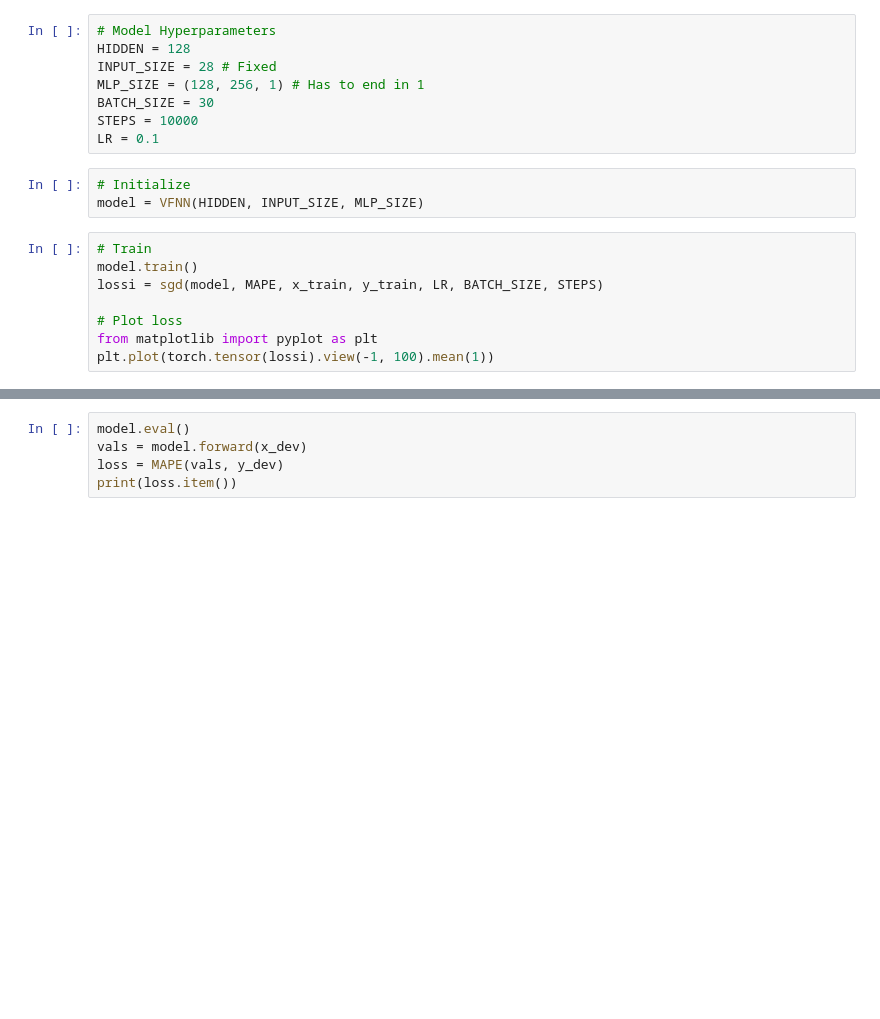
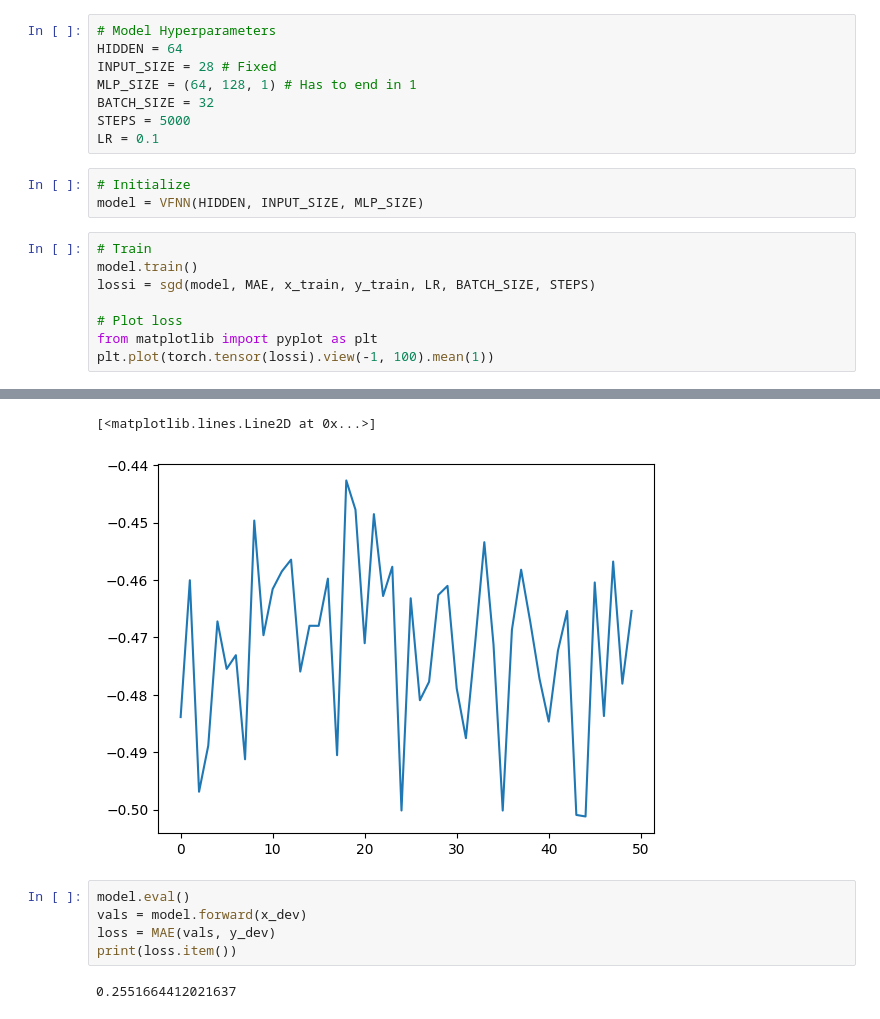
Before and after one commit to aaron-avram/VFNN, a Jupyter notebook: notebooks/LSTM.ipynb, the cells around one changed output, grey strips where cells are left out. Cells and saved outputs as stored; diff of their text form; blank space fills up the shorter version.

```diff
--- a/notebooks/LSTM.ipynb
+++ b/notebooks/LSTM.ipynb
@@ -16,10 +15,10 @@ torch.Size([3724, 10, 28])
 # %%
 # Model Hyperparameters
-HIDDEN = 128
+HIDDEN = 64
 INPUT_SIZE = 28 # Fixed
-MLP_SIZE = (128, 256, 1) # Has to end in 1
-BATCH_SIZE = 30
-STEPS = 10000
+MLP_SIZE = (64, 128, 1) # Has to end in 1
+BATCH_SIZE = 32
+STEPS = 5000
 LR = 0.1
 # %%
 # Initialize
@@ -27,8 +26,9 @@ model = VFNN(HIDDEN, INPUT_SIZE, MLP_SIZE)
 # %%
 # Train
 model.train()
-lossi = sgd(model, MAPE, x_train, y_train, LR, BATCH_SIZE, STEPS)
+lossi = sgd(model, MAE, x_train, y_train, LR, BATCH_SIZE, STEPS)
 
 # Plot loss
 from matplotlib import pyplot as plt
 plt.plot(torch.tensor(lossi).view(-1, 100).mean(1))
+# %% [output]
@@ -35,5 +52,9 @@ plt.plot(torch.tensor(lossi).view(-1, 100).mean(1))
+[<matplotlib.lines.Line2D at 0x...>]
+[figure, added]
 # %%
 model.eval()
 vals = model.forward(x_dev)
-loss = MAPE(vals, y_dev)
+loss = MAE(vals, y_dev)
 print(loss.item())
+# %% [output]
+0.2551664412021637
```
Also changed, not shown: parts of 3 cells of this notebook, 7 other files.
